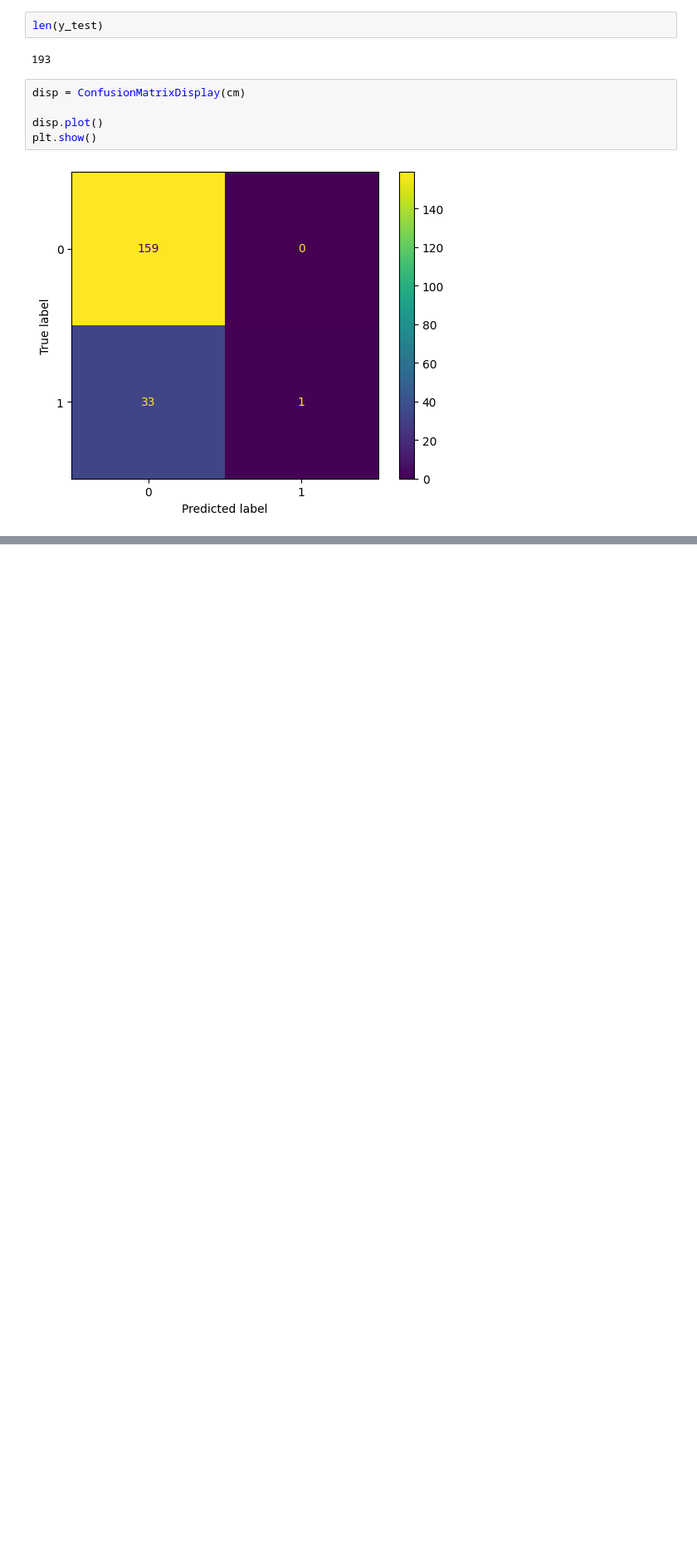
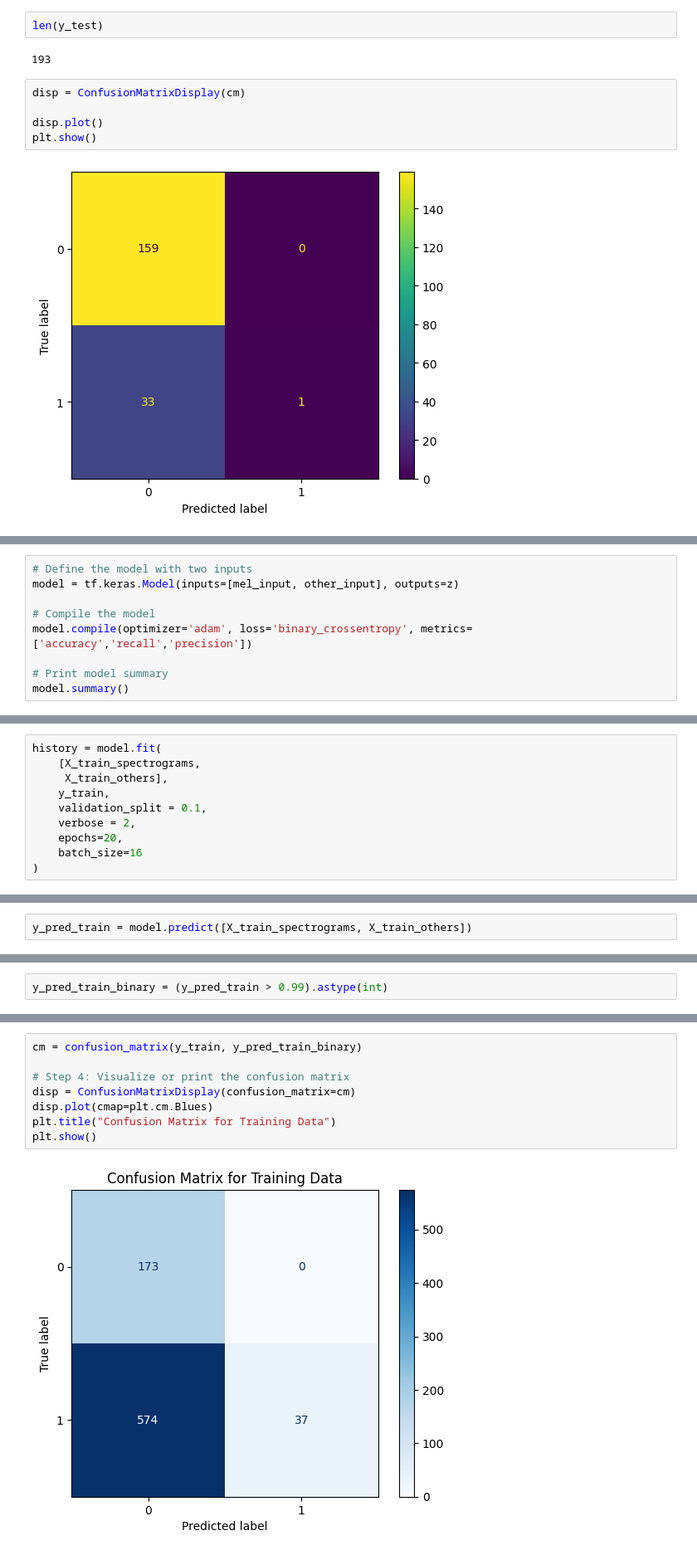
Before and after one commit to opheliasin/covid-detection, a Jupyter notebook: Workbook.ipynb, the cells around one changed output, grey strips where cells are left out. Shown at 83% size. Saved outputs shown, nothing was run; the diff lists cells and outputs as text; blank space fills up the shorter version.

```diff
--- a/Workbook.ipynb
+++ b/Workbook.ipynb
@@ -256,0 +473,9 @@ plt.show()
+# %%
+# Define the model with two inputs
+model = tf.keras.Model(inputs=[mel_input, other_input], outputs=z)
+
+# Compile the model
+model.compile(optimizer='adam', loss='binary_crossentropy', metrics=['accuracy','recall','precision'])
+
+# Print model summary
+model.summary()
@@ -256,0 +504,10 @@ plt.show()
+# %%
+history = model.fit(
+    [X_train_spectrograms,
+     X_train_others],
+    y_train,
+    validation_split = 0.1,
+    verbose = 2,
+    epochs=20,
+    batch_size=16
+)
@@ -256,0 +546,2 @@ plt.show()
+# %%
+y_pred_train = model.predict([X_train_spectrograms, X_train_others])
@@ -256,0 +550,2 @@ plt.show()
+# %%
+y_pred_train_binary = (y_pred_train > 0.99).astype(int)
@@ -256,0 +560,10 @@ plt.show()
+# %%
+cm = confusion_matrix(y_train, y_pred_train_binary)
+
+# Step 4: Visualize or print the confusion matrix
+disp = ConfusionMatrixDisplay(confusion_matrix=cm)
+disp.plot(cmap=plt.cm.Blues)
+plt.title("Confusion Matrix for Training Data")
+plt.show()
+# %% [output]
+[figure, added]
```
Also changed, not shown: parts of 53 cells of this notebook.
